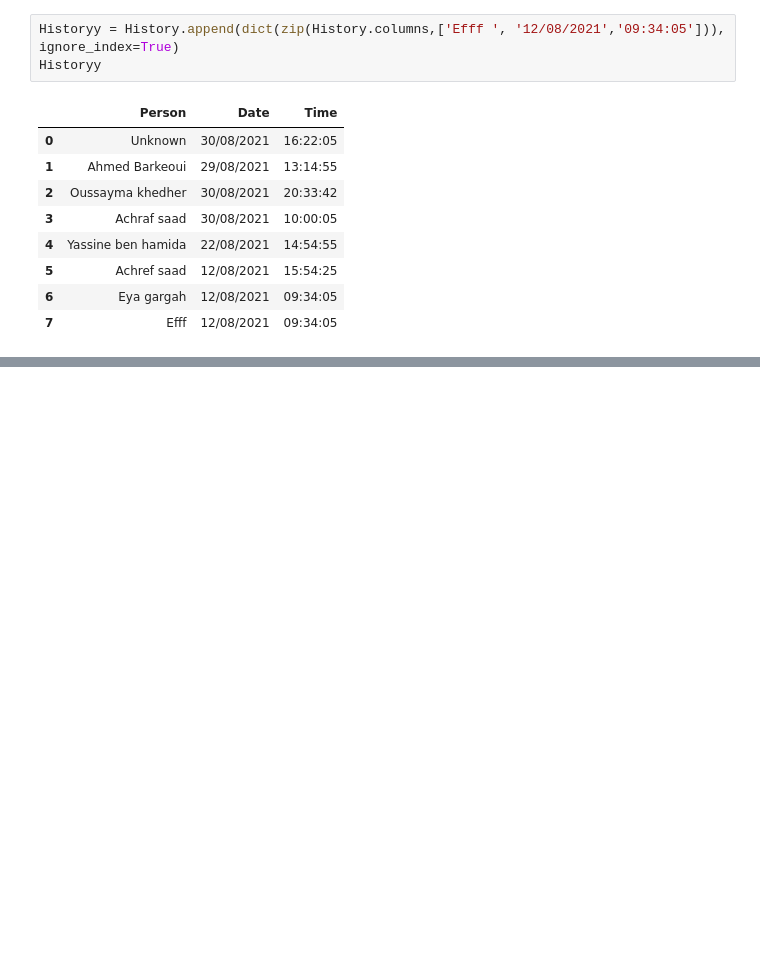
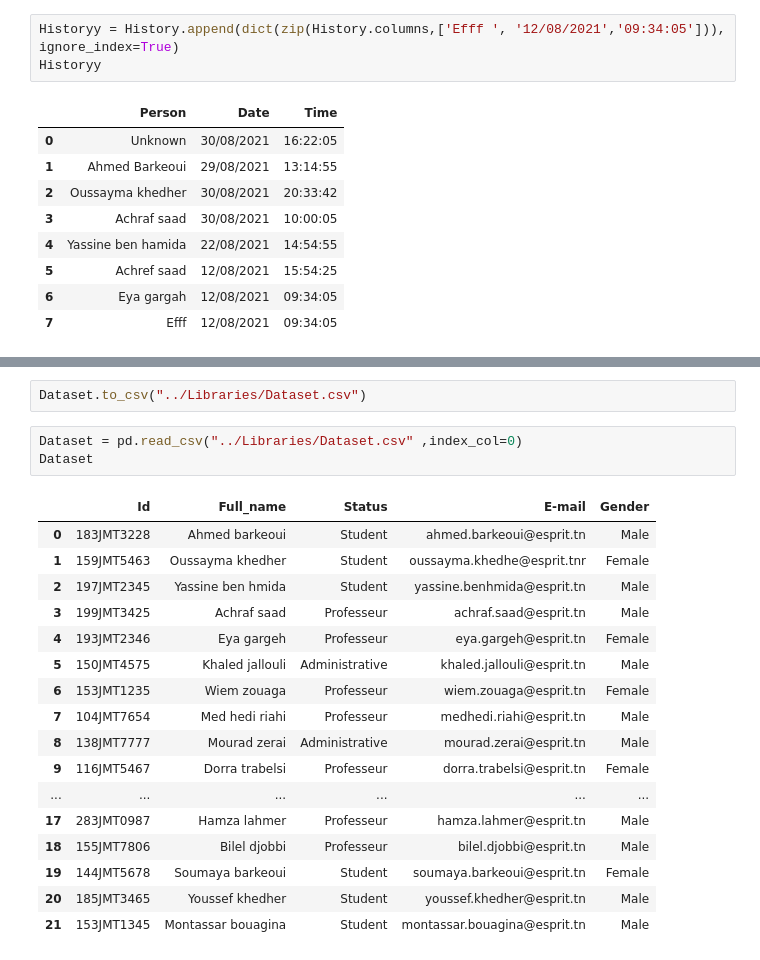
Before and after one commit to AhmedBarkeoui/AhmedBarkeoui-Real_time_facial_recognition_system, a Jupyter notebook: app/Untitled.ipynb, the cells around one changed output, grey strips where cells are left out. Saved outputs shown, nothing was run; the diff lists cells and outputs as text; blank space fills up the shorter version.

```diff
--- a/app/Untitled.ipynb
+++ b/app/Untitled.ipynb
@@ -299,0 +352,23 @@ Historyy
+# %%
+Dataset.to_csv("../Libraries/Dataset.csv")
+# %%
+Dataset = pd.read_csv("../Libraries/Dataset.csv" ,index_col=0)
+Dataset
+# %% [output]
+|  | Id | Full_name | Status | E-mail | Gender |
+| 0 | 183JMT3228 | Ahmed barkeoui | Student | ahmed.barkeoui@esprit.tn | Male |
+| 1 | 159JMT5463 | Oussayma khedher | Student | oussayma.khedhe@esprit.tnr | Female |
+| 2 | 197JMT2345 | Yassine ben hmida | Student | yassine.benhmida@esprit.tn | Male |
+| 3 | 199JMT3425 | Achraf saad | Professeur | achraf.saad@esprit.tn | Male |
+| 4 | 193JMT2346 | Eya gargeh | Professeur | eya.gargeh@esprit.tn | Female |
+| 5 | 150JMT4575 | Khaled jallouli | Administrative | khaled.jallouli@esprit.tn | Male |
+| 6 | 153JMT1235 | Wiem zouaga | Professeur | wiem.zouaga@esprit.tn | Female |
+| 7 | 104JMT7654 | Med hedi riahi | Professeur | medhedi.riahi@esprit.tn | Male |
+| 8 | 138JMT7777 | Mourad zerai | Administrative | mourad.zerai@esprit.tn | Male |
+| 9 | 116JMT5467 | Dorra trabelsi | Professeur | dorra.trabelsi@esprit.tn | Female |
+| ... | ... | ... | ... | ... | ... |
+| 17 | 283JMT0987 | Hamza lahmer | Professeur | hamza.lahmer@esprit.tn | Male |
+| 18 | 155JMT7806 | Bilel djobbi | Professeur | bilel.djobbi@esprit.tn | Male |
+| 19 | 144JMT5678 | Soumaya barkeoui | Student | soumaya.barkeoui@esprit.tn | Female |
+| 20 | 185JMT3465 | Youssef khedher | Student | youssef.khedher@esprit.tn | Male |
+| 21 | 153JMT1345 | Montassar bouagina | Student | montassar.bouagina@esprit.tn | Male |
```
Also changed, not shown: parts of 2 cells of this notebook, 7 other files.
